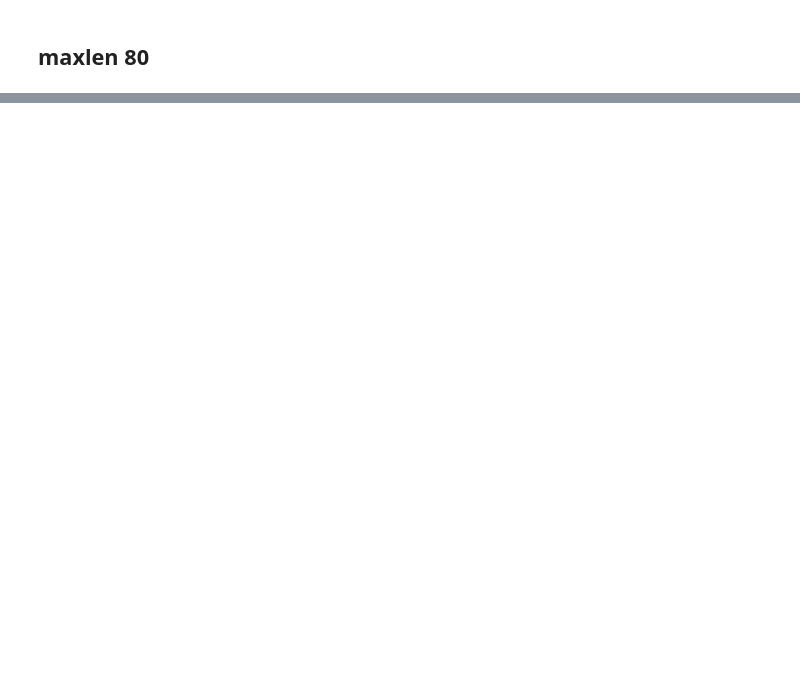
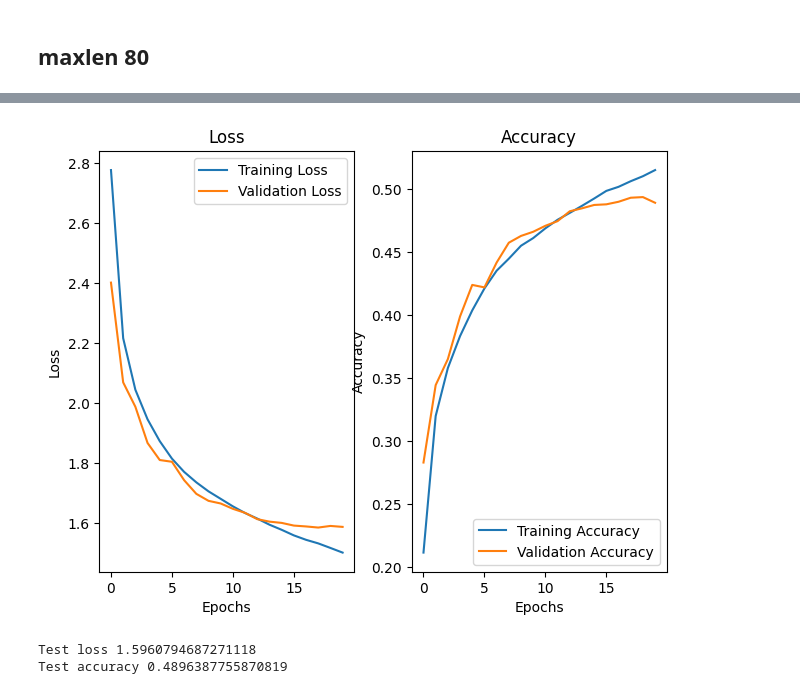
Before and after one commit to LucaPerf/Assignement-Advanced-ML, a Jupyter notebook: Assignment_4/Assignment_4_Perfetti_Luca.ipynb, the cells around one changed output, grey strips where cells are left out. Cells and saved outputs as stored; diff of their text form; code cells hidden in the pictures; blank space fills up the shorter version.

```diff
--- a/Assignment_4/Assignment_4_Perfetti_Luca.ipynb
+++ b/Assignment_4/Assignment_4_Perfetti_Luca.ipynb
@@ -644,0 +881,11 @@ print('Test accuracy', score[1])
+# %%
+x_train, y_train = encode_sequences(sentences_train, next_chars_train, maxlen, chars, char_indices)
+x_val, y_val = encode_sequences(sentences_val, next_chars_val, maxlen, chars, char_indices)
+x_test, y_test = encode_sequences(sentences_test, next_chars_test, maxlen, chars, char_indices)
+
+print(f"x_train shape: {x_train.shape}")
+print(f"y_train shape: {y_train.shape}")
+print(f"x_val shape: {x_val.shape}")
+print(f"y_val shape: {y_val.shape}")
+print(f"x_test shape: {x_test.shape}")
+print(f"y_test shape: {y_test.shape}")
@@ -644,0 +899,15 @@ print('Test accuracy', score[1])
+# %%
+from keras.layers import Dropout
+
+model6 = Sequential()
+model6.add(LSTM(128, input_shape=(maxlen, len(chars))))
+model6.add(Dropout(0.2))
+model6.add(Dense(len(chars), activation='softmax'))
+
+optimizer = tf.keras.optimizers.RMSprop(learning_rate=0.01)
+model6.compile(
+    loss='categorical_crossentropy',
+    optimizer=optimizer,
+    metrics=['accuracy']
+    )
+model6.summary()
@@ -644,0 +928,17 @@ print('Test accuracy', score[1])
+# %%
+print_callback = LambdaCallback(
+    on_epoch_end=lambda epoch, logs: testAfterEpoch(
+        epoch,
+        logs,
+        maxlen,
+        text_for_training,
+        model6
+    )
+)
+# %%
+history6 = model6.fit(x_train, y_train,
+        validation_data=(x_val, y_val),
+        batch_size = 2048,
+        epochs = 20,
+        callbacks = [print_callback],
+        )
@@ -644,0 +963,11 @@ print('Test accuracy', score[1])
+# %%
+plot_performance(history6)
+# %% [output]
+[figure, added]
+# %%
+score = model6.evaluate(x_test, y_test, verbose=0)
+print('Test loss', score[0])
+print('Test accuracy', score[1])
+# %% [output]
+Test loss 1.5960794687271118
+Test accuracy 0.4896387755870819
```
Also changed, not shown: parts of 36 cells of this notebook.
